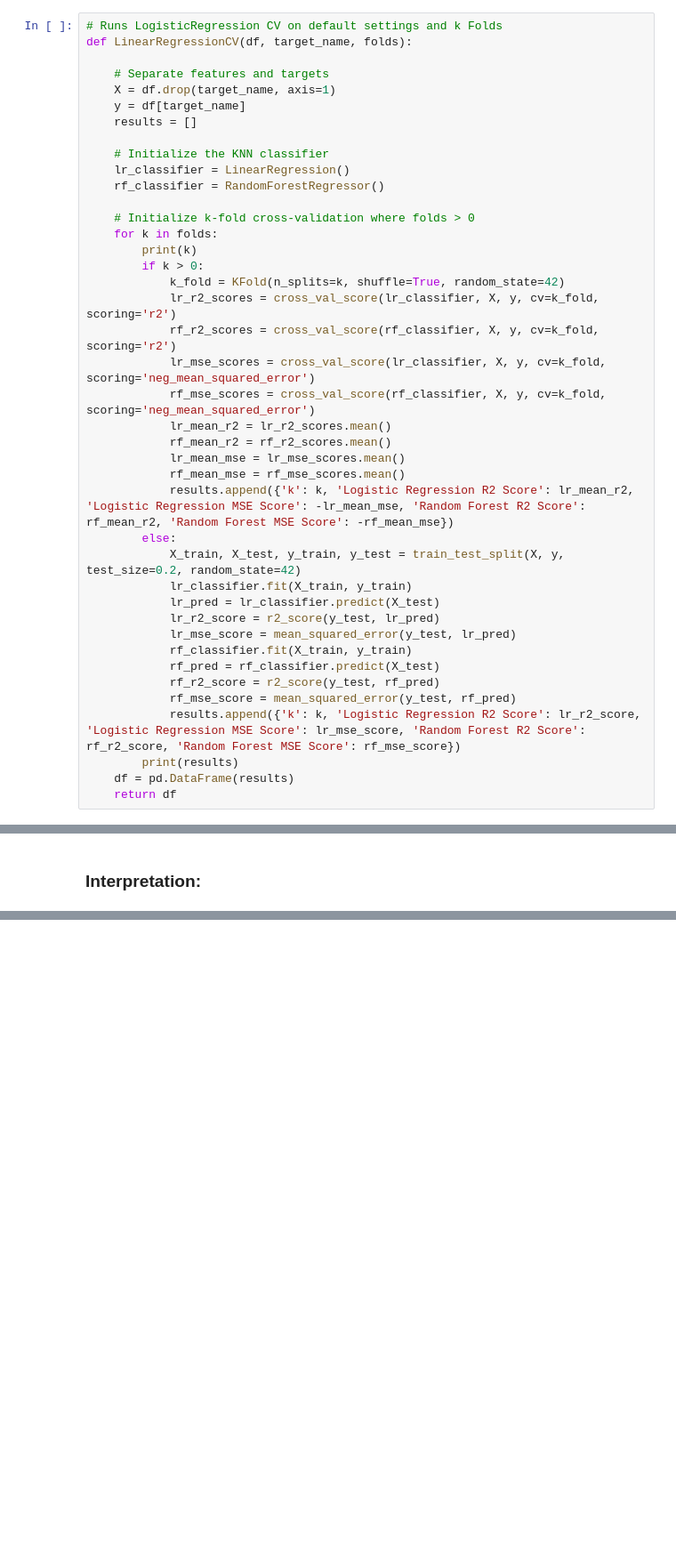
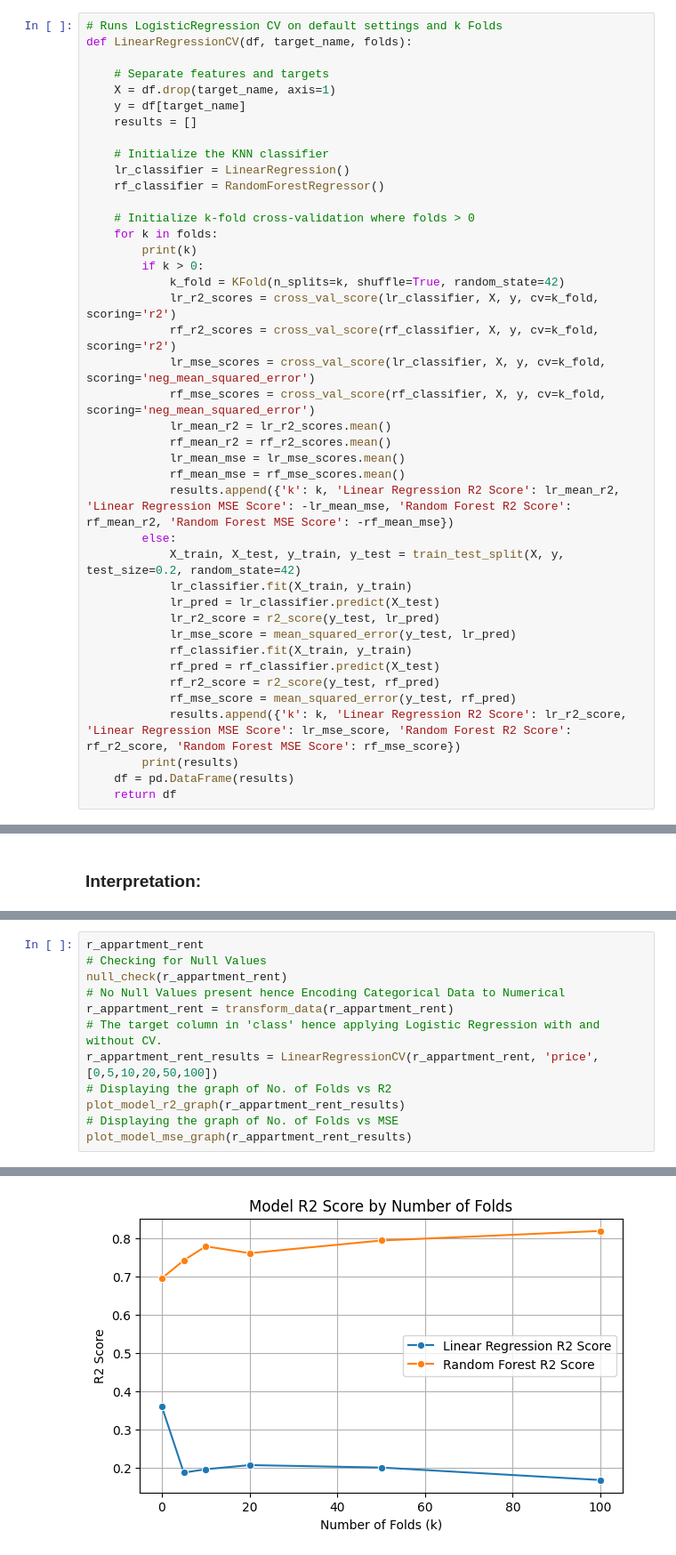
Before and after one commit to murtazaa-hussainn/CSE-602-Machine-Learning-I, a Jupyter notebook: Assignment 2/Cross Validation vs No CV.ipynb, the cells around one changed output, grey strips where cells are left out. Shown: that part at 89% size. Saved outputs shown, nothing was run; the diff lists cells and outputs as text; blank space fills up the shorter version.

```diff
--- a/Assignment 2/Cross Validation vs No CV.ipynb
+++ b/Assignment 2/Cross Validation vs No CV.ipynb
@@ -140,7 +141,7 @@ def LinearRegressionCV(df, target_name, folds):
             rf_mean_r2 = rf_r2_scores.mean()
             lr_mean_mse = lr_mse_scores.mean()
             rf_mean_mse = rf_mse_scores.mean()
-            results.append({'k': k, 'Logistic Regression R2 Score': lr_mean_r2, 'Logistic Regression MSE Score': -lr_mean_mse, 'Random Forest R2 Score': rf_mean_r2, 'Random Forest MSE Score': -rf_mean_mse})
+            results.append({'k': k, 'Linear Regression R2 Score': lr_mean_r2, 'Linear Regression MSE Score': -lr_mean_mse, 'Random Forest R2 Score': rf_mean_r2, 'Random Forest MSE Score': -rf_mean_mse})
         else:
             X_train, X_test, y_train, y_test = train_test_split(X, y, test_size=0.2, random_state=42)
             lr_classifier.fit(X_train, y_train)
@@ -151,7 +152,7 @@ def LinearRegressionCV(df, target_name, folds):
             rf_pred = rf_classifier.predict(X_test)
             rf_r2_score = r2_score(y_test, rf_pred)
             rf_mse_score = mean_squared_error(y_test, rf_pred)
-            results.append({'k': k, 'Logistic Regression R2 Score': lr_r2_score, 'Logistic Regression MSE Score': lr_mse_score, 'Random Forest R2 Score': rf_r2_score, 'Random Forest MSE Score': rf_mse_score})
+            results.append({'k': k, 'Linear Regression R2 Score': lr_r2_score, 'Linear Regression MSE Score': lr_mse_score, 'Random Forest R2 Score': rf_r2_score, 'Random Forest MSE Score': rf_mse_score})
         print(results)
     df = pd.DataFrame(results)
     return df
@@ -362,0 +364,13 @@ Column unique values: ['Afghanistan' 'Albania' 'Algeria' 'Angola' 'Argentina' 'A
+# %%
+r_appartment_rent
+# Checking for Null Values
+null_check(r_appartment_rent)
+# No Null Values present hence Encoding Categorical Data to Numerical
+r_appartment_rent = transform_data(r_appartment_rent)
+# The target column in 'class' hence applying Logistic Regression with and without CV.
+r_appartment_rent_results = LinearRegressionCV(r_appartment_rent, 'price', [0,5,10,20,50,100])
+# Displaying the graph of No. of Folds vs R2
+plot_model_r2_graph(r_appartment_rent_results)
+# Displaying the graph of No. of Folds vs MSE
+plot_model_mse_graph(r_appartment_rent_results)
+# %% [output]
@@ -362,0 +394 @@ Column unique values: ['Afghanistan' 'Albania' 'Algeria' 'Angola' 'Argentina' 'A
+[figure, added]
```
Also changed, not shown: parts of 9 cells of this notebook, 1 other file.
